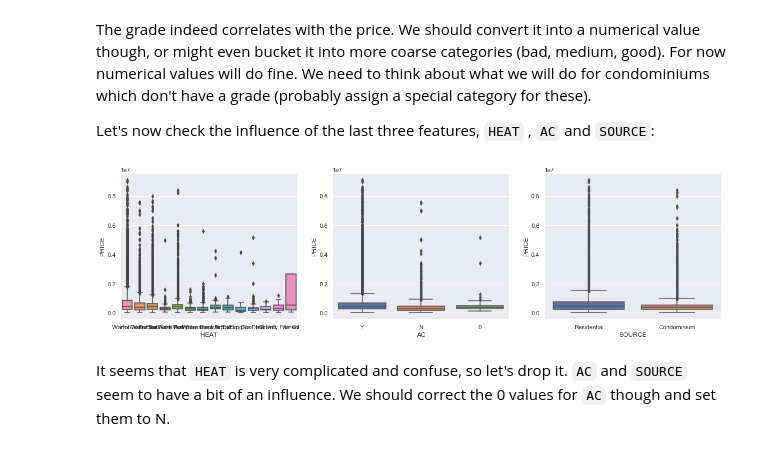
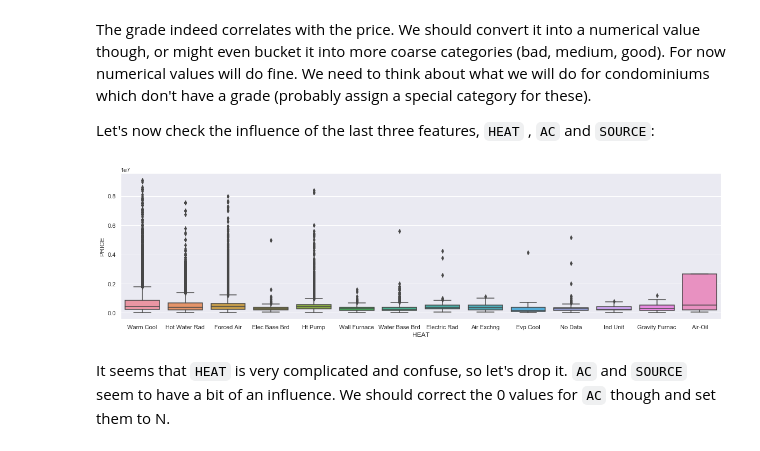
Before and after one commit to chriswegmann/dsr, a Jupyter notebook: day_18_challenge_data_analysis.ipynb, the cells around one changed output. Drawn from its saved outputs; the diff is of its cells as text; code cells hidden in the pictures.

````diff
--- a/day_18_challenge_data_analysis.ipynb
+++ b/day_18_challenge_data_analysis.ipynb
@@ -340,13 +340,15 @@ sns.regplot(df_rooms_res['GRADE_NUM'], df_rooms_res['PRICE']);
 The grade indeed correlates with the price. We should convert it into a numerical value though, or might even bucket it into more coarse categories (bad, medium, good). For now numerical values will do fine. We need to think about what we will do for condominiums which don't have a grade (probably assign a special category for these).
 
 Let's now check the influence of the last three features, ```HEAT``` , ```AC``` and ```SOURCE```:
+# %%
+fig, axs = plt.subplots(figsize=(20,5))
+fig = sns.boxplot(x='HEAT', y='PRICE', data=df_rooms);
+# %% [output]
+[figure, added]
 # %%
-fig, axs = plt.subplots(ncols=3, figsize=(20,5))
-fig = sns.boxplot(x='HEAT', y='PRICE', data=df_rooms, ax=axs[0]);
+fig, axs = plt.subplots(ncols=2, figsize=(20,5))
 fig = sns.boxplot(x='AC', y='PRICE', data=df_rooms, ax=axs[1]);
 fig = sns.boxplot(x='SOURCE', y='PRICE', data=df_rooms, ax=axs[2]);
-# %% [output]
-[figure, removed]
 # %% [markdown]
 It seems that ```HEAT``` is very complicated and confuse, so let's drop it. ```AC``` and ```SOURCE``` seem to have a bit of an influence. We should correct the 0 values for ```AC``` though and set them to N.
 # %% [markdown]
````
Also changed, not shown: parts of 21 cells of this notebook, 1 other file.
